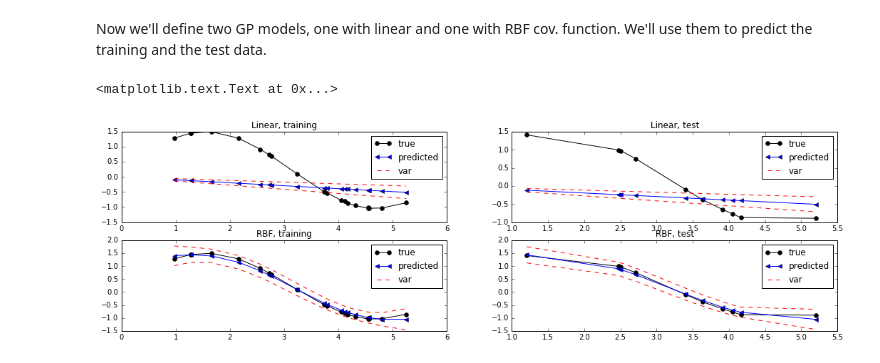
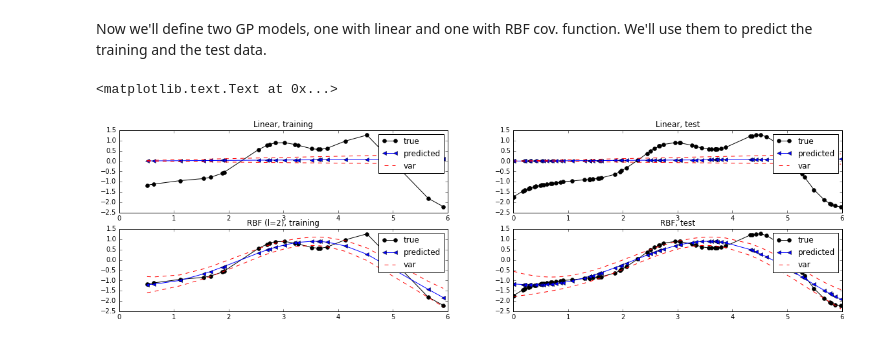
Before and after one commit to adamian/adamian.github.io, a Jupyter notebook: talks/Brown2016.ipynb, the cells around one changed output. Cells and saved outputs as stored; diff of their text form; code cells hidden in the pictures.

```diff
--- a/talks/Brown2016.ipynb
+++ b/talks/Brown2016.ipynb
@@ -450,10 +639,17 @@ Testing:
 # %%
-N=20 # number of training points
-Nstar = 10 # number of test points
+N=22 # number of training points
+Nstar = 70 # number of test points
 
 # create toy data
 X = np.sort(np.random.rand(N+Nstar, 1) * 6 , axis=0)
-Y = np.sin(X) + np.random.randn(*X.shape) * 0.008
+
+
+
+K_rbf = cov_RBF(X,X,theta=np.array([1,0.85]))
+mu=np.zeros((1,K_rbf.shape[0]))[0,:]
+jitter = 1e-5*np.eye(K_rbf.shape[0])
+Y = np.random.multivariate_normal(mean=mu, cov=K_rbf+jitter)[:,None]
+#Y = np.sin(X*2) + np.random.randn(*X.shape) * 0.008
 
 # split data into training and test set
 perm = np.random.permutation(X.shape[0])
@@ -482,6 +678,9 @@ plt.legend()
 In general, we want a function that plots the fit showing the mean and variance:
 # %%
 def plot_fit(x,y,mu,var):
+    """
+    Plot the fit of a GP
+    """
     plt.plot(x,y, 'k-o',label='true')
     plt.plot(x,mu, 'b-<',label='predicted')
     plt.plot(x, mu+2*np.sqrt(var), 'r--',label='var')
@@ -490,35 +689,35 @@ def plot_fit(x,y,mu,var):
 # %% [markdown]
 Now we'll define two GP models, one with linear and one with RBF cov. function. We'll use them to predict the training and the test data.
 # %%
+# Define GP models with initial parameters
 g_lin = GP(Xtr, Ytr, 0.1, 'linear', 2)
 g_rbf = GP(Xtr, Ytr, 0.1, 'RBF', np.array([1,2]))
 
+# Get the posterior of the two GPs on the *training* data
 mu_lin_tr,var_lin_tr = g_lin.posterior(Xtr)
 mu_rbf_tr,var_rbf_tr = g_rbf.posterior(Xtr)
 
+# Get the posterior of the two GPs on the *test* data
 mu_lin_star,var_lin_star = g_lin.posterior(X_star)
 mu_rbf_star,var_rbf_star = g_rbf.posterior(X_star)
 
-
-f=figure(figsize=(18,5));
+# Plot the fit of the two GPs on the training and test data
+f=figure(figsize=(20,5))
 ax=plt.subplot(2, 2, 1); ax.set_aspect('auto')
 plot_fit(Xtr, Ytr, mu_lin_tr, np.diag(var_lin_tr)[:,None])
 plt.gca().set_title('Linear, training')
 
 ax=plt.subplot(2, 2, 2); ax.set_aspect('auto')
 plot_fit(X_star, Y_star, mu_lin_star, np.diag(var_lin_star)[:,None])
 plt.gca().set_title('Linear, test')
 
 ax=plt.subplot(2, 2, 3); ax.set_aspect('auto')
 plot_fit(Xtr, Ytr, mu_rbf_tr, np.diag(var_rbf_tr)[:,None])
-plt.gca().set_title('RBF, training')
+plt.gca().set_title('RBF (l=' +  str(g_rbf.kern.get_theta()[1]) + '), training')
 
 ax=plt.subplot(2, 2, 4); ax.set_aspect('auto')
 plot_fit(X_star, Y_star, mu_rbf_star, np.diag(var_rbf_star)[:,None])
 plt.gca().set_title('RBF, test')
-
-#plt.plot(Xtr, mu_lin, 'x-')
-#plt.plot(Xtr, Ytr, 'ro-')
 # %% [output]
 <matplotlib.text.Text at 0x...>
-[figure, old version]
+[figure, new version]
```
Also changed, not shown: parts of 56 cells of this notebook.
